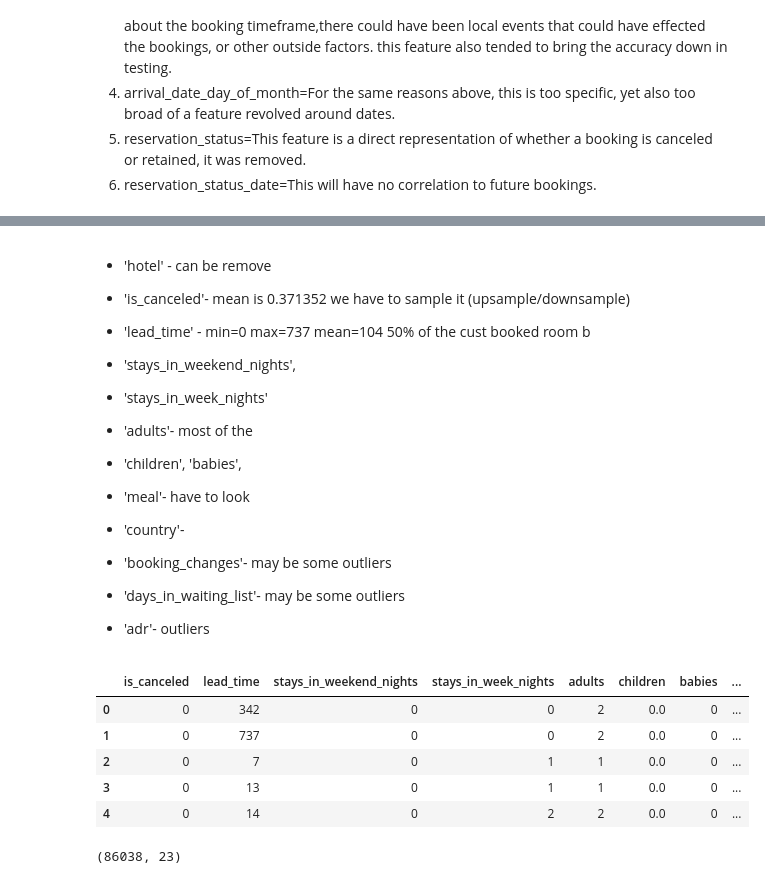
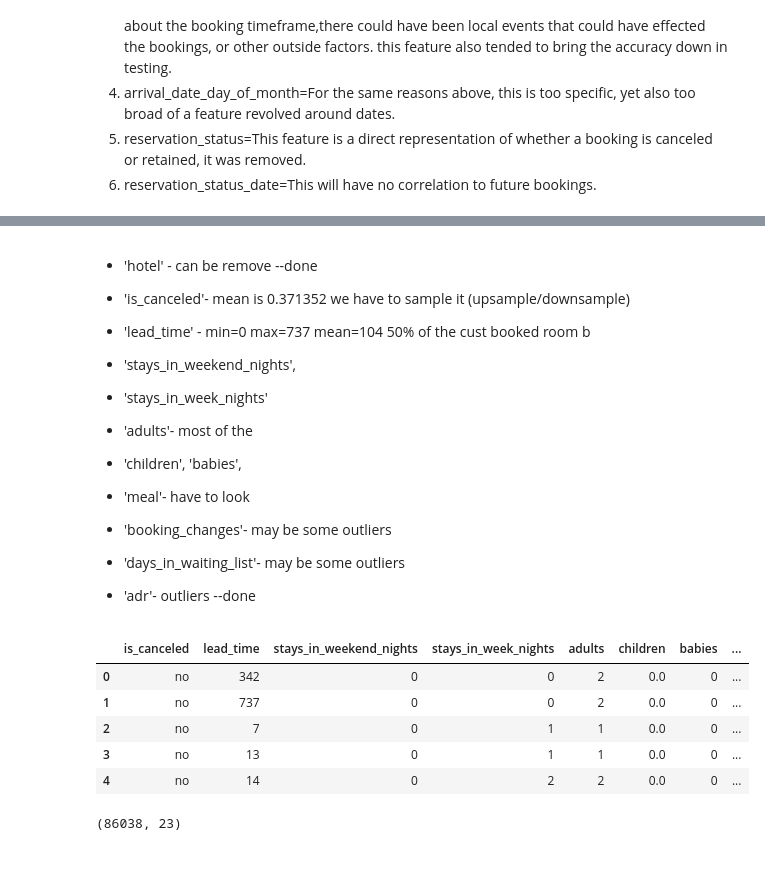
Before and after one commit to iamlekh/hotel_cancellation_prediction, a Jupyter notebook: hotel_cancellation.ipynb, the cells around one changed output, grey strips where cells are left out. Saved outputs shown, nothing was run; the diff lists cells and outputs as text; code cells hidden in the pictures.

```diff
--- a/hotel_cancellation.ipynb
+++ b/hotel_cancellation.ipynb
@@ -111,7 +105,7 @@ df.describe(include='all')
 | 75% | NaN | 1.000000 | 161.000000 | 2017.000000 | NaN | 38.000000 | ... |
 | max | NaN | 1.000000 | 737.000000 | 2017.000000 | NaN | 53.000000 | ... |
 # %% [markdown]
-* 'hotel' - can be remove
+* 'hotel' - can be remove --done
 * 'is_canceled'- mean is 0.371352 we have to sample it (upsample/downsample)
 * 'lead_time' - min=0 max=737 mean=104 50% of the cust booked room b
 
@@ -121,10 +115,9 @@ df.describe(include='all')
 * 'children',
 'babies',
 * 'meal'- have to look
-* 'country'-
 * 'booking_changes'- may be some outliers
 * 'days_in_waiting_list'- may be some outliers
-* 'adr'- outliers
+* 'adr'- outliers --done
 # %%
 df.drop(['hotel','arrival_date_year','arrival_date_month','arrival_date_week_number','arrival_date_day_of_month','reservation_status_date','reservation_status'],axis=1, inplace=True)
 # %%
@@ -147,14 +140,14 @@ dftemp = df.replace({"is_canceled": d1})
 #            di = {1: "A", 2: "B"}
 # df.replace({"col1": di}
 # %%
-df.head()
+dftemp.head()
 # %% [output]
 |  | is_canceled | lead_time | stays_in_weekend_nights | stays_in_week_nights | adults | children | babies | ... |
-| 0 | 0 | 342 | 0 | 0 | 2 | 0.0 | 0 | ... |
-| 1 | 0 | 737 | 0 | 0 | 2 | 0.0 | 0 | ... |
-| 2 | 0 | 7 | 0 | 1 | 1 | 0.0 | 0 | ... |
-| 3 | 0 | 13 | 0 | 1 | 1 | 0.0 | 0 | ... |
-| 4 | 0 | 14 | 0 | 2 | 2 | 0.0 | 0 | ... |
+| 0 | no | 342 | 0 | 0 | 2 | 0.0 | 0 | ... |
+| 1 | no | 737 | 0 | 0 | 2 | 0.0 | 0 | ... |
+| 2 | no | 7 | 0 | 1 | 1 | 0.0 | 0 | ... |
+| 3 | no | 13 | 0 | 1 | 1 | 0.0 | 0 | ... |
+| 4 | no | 14 | 0 | 2 | 2 | 0.0 | 0 | ... |
 # %%
 df.drop_duplicates(subset=None, keep='first', inplace=True)
 # %%
```
Also changed, not shown: parts of 14 cells of this notebook.
